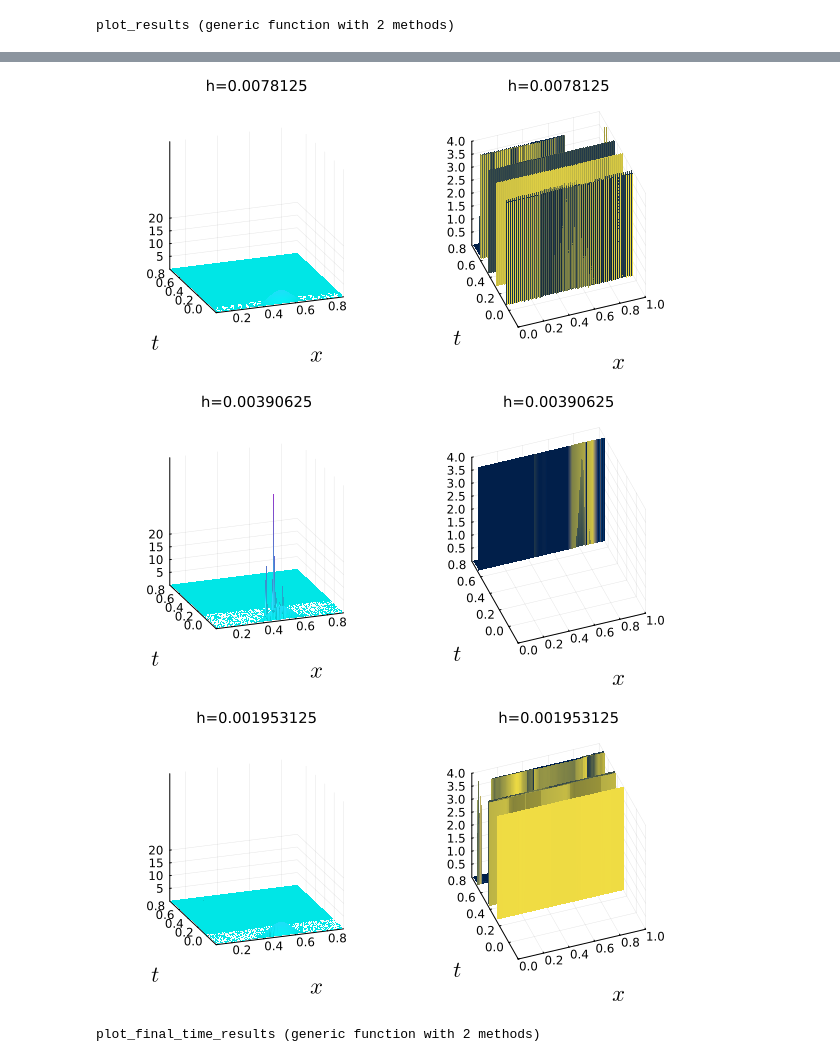
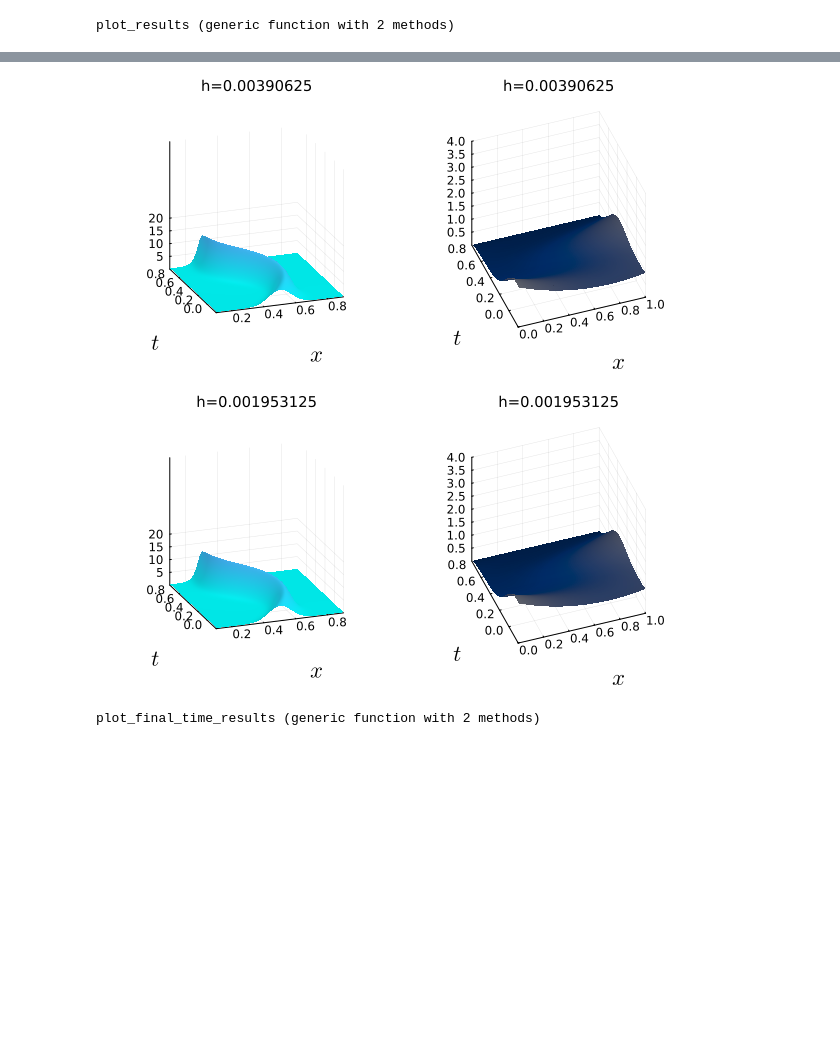
Before and after one commit to robinol99/FractionalMFGs.jl, a Jupyter notebook: notebooks/new_MFG.ipynb, the cells around one changed output, grey strips where cells are left out. Saved outputs shown, nothing was run; the diff lists cells and outputs as text; code cells hidden in the pictures; blank space fills up the shorter version.

```diff
--- a/notebooks/new_MFG.ipynb
+++ b/notebooks/new_MFG.ipynb
@@ -389,5 +90,5 @@ params: Dict{String, Any}("T" => 1, "δ" => 0.4, "x_l" => -1, "h_list" => Any[0.
 size(U_list[1]): (192, 100)
 plot_results (generic function with 2 methods)
 # %%
-plot_results(3)
+plot_results(4)
 # %% [output]
@@ -412,6 +113,5 @@ Display:
-[figure, old version]
+[figure, new version]
-[figure, old version]
+[figure, new version]
-[figure, removed]
 # %%
 
 #PLOT RESULTS AT FINAL TIME
```
Also changed, not shown: parts of 5 cells of this notebook, 5 other files.
